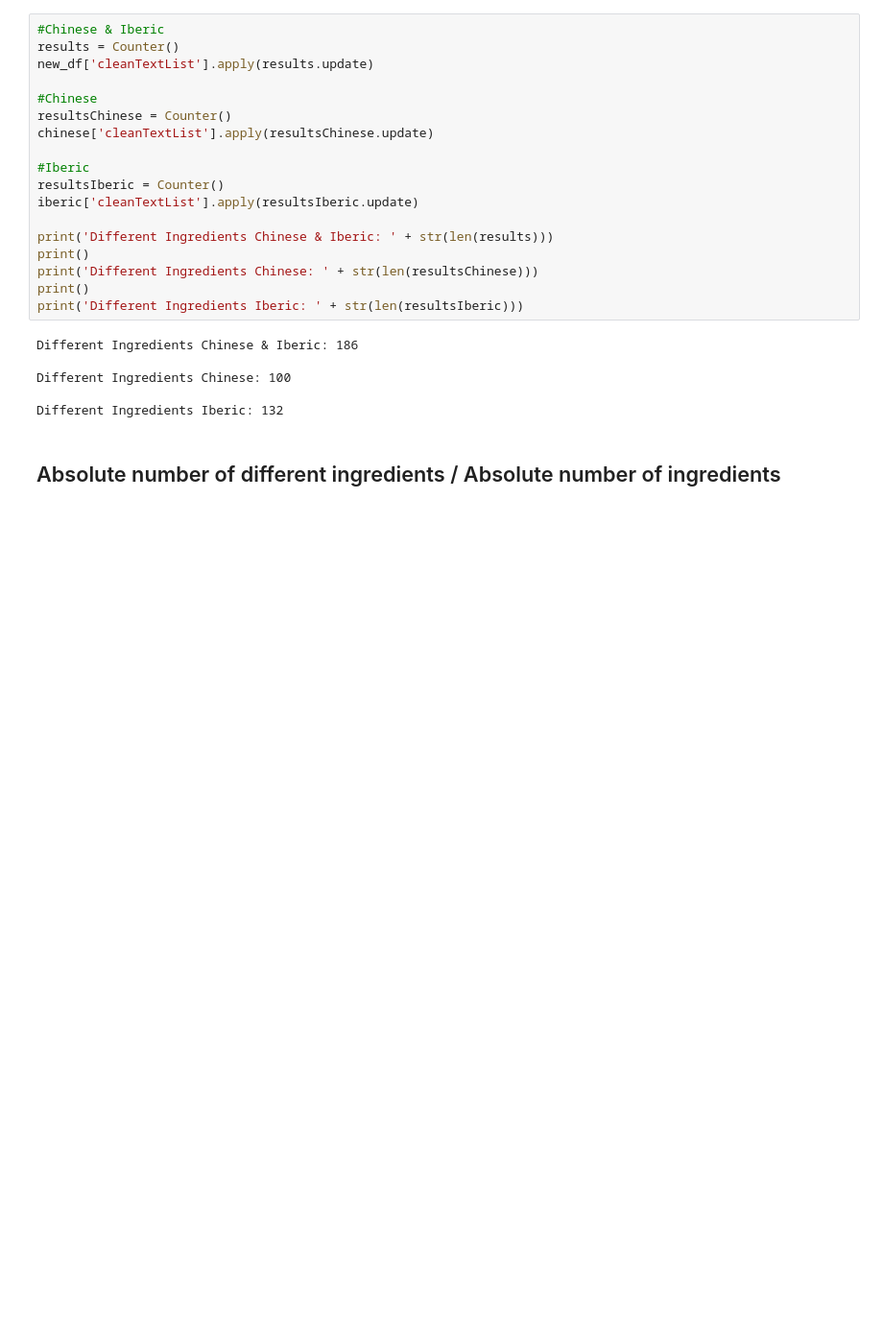
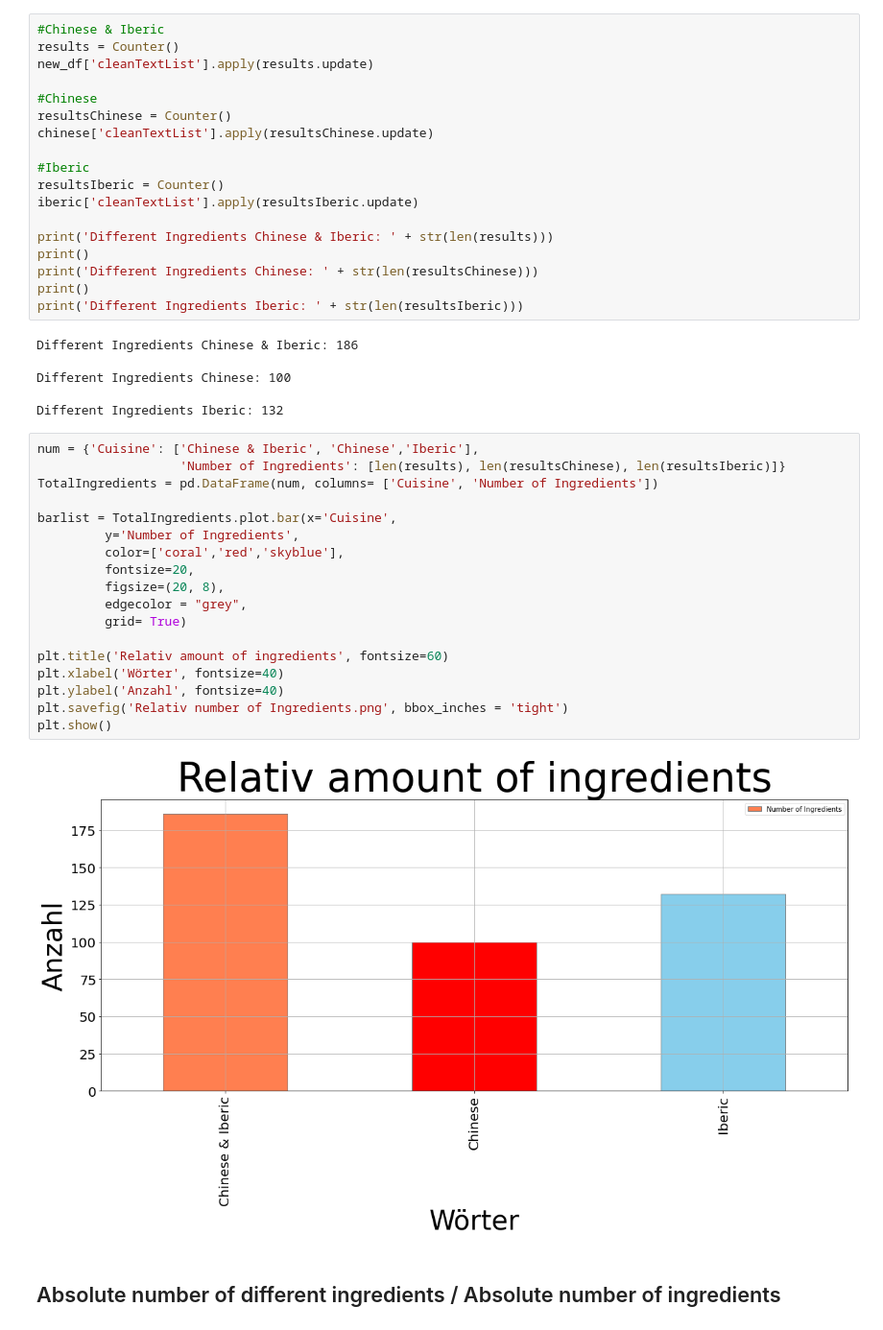
Before and after one commit to leanderpeter/Recipe-Text-Analyzer-Multi-Classification, a Jupyter notebook: Task 1/Task 1b.ipynb, the cells around one changed output. Shown at 96% size. Saved outputs shown, nothing was run; the diff lists cells and outputs as text; blank space fills up the shorter version.

```diff
--- a/Task 1/Task 1b.ipynb
+++ b/Task 1/Task 1b.ipynb
@@ -353,6 +353,26 @@ Different Ingredients Chinese & Iberic: 186
 Different Ingredients Chinese: 100
 
 Different Ingredients Iberic: 132
+# %%
+num = {'Cuisine': ['Chinese & Iberic', 'Chinese','Iberic'],
+                   'Number of Ingredients': [len(results), len(resultsChinese), len(resultsIberic)]}
+TotalIngredients = pd.DataFrame(num, columns= ['Cuisine', 'Number of Ingredients'])
+
+barlist = TotalIngredients.plot.bar(x='Cuisine',
+         y='Number of Ingredients',
+         color=['coral','red','skyblue'],
+         fontsize=20,
+         figsize=(20, 8),
+         edgecolor = "grey",
+         grid= True)
+
+plt.title('Relativ amount of ingredients', fontsize=60)
+plt.xlabel('Wörter', fontsize=40)
+plt.ylabel('Anzahl', fontsize=40)
+plt.savefig('Relativ number of Ingredients.png', bbox_inches = 'tight')
+plt.show()
+# %% [output]
+[figure, added]
 # %% [markdown]
 ## Absolute number of different ingredients / Absolute number of ingredients
 # %% [markdown]
```
Also changed, not shown: parts of 1 cell of this notebook, 1 other file.
